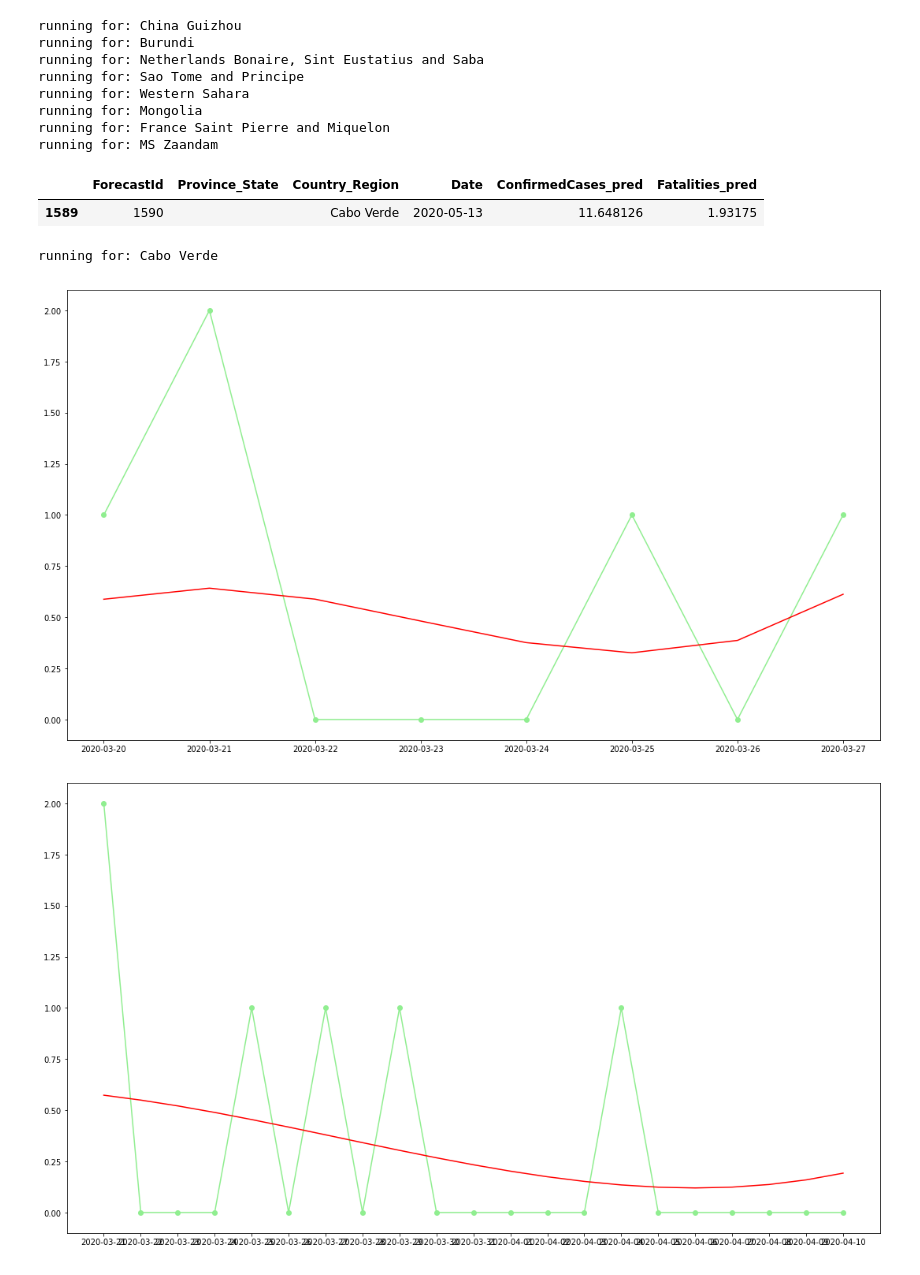
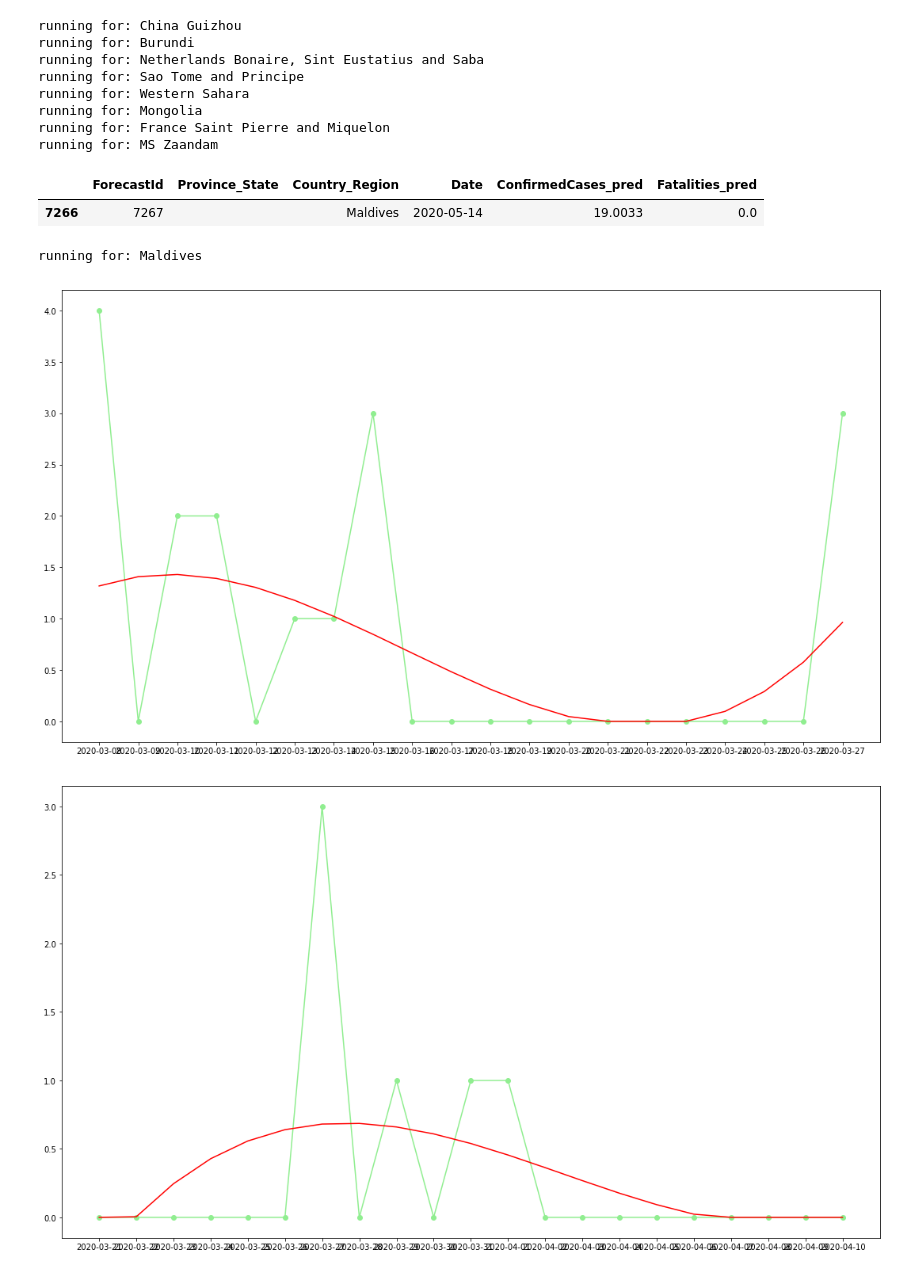
Before and after one commit to thilakghub/kaggleevents, a Jupyter notebook: COVID19-global-forecasting/covid19-global-forecasting-week-4/covid19-global-forecasting-week-4-main.ipynb, the cells around one changed output. Cells and saved outputs as stored; diff of their text form; code cells hidden in the pictures.

```diff
--- a/COVID19-global-forecasting/covid19-global-forecasting-week-4/covid19-global-forecasting-week-4-main.ipynb
+++ b/COVID19-global-forecasting/covid19-global-forecasting-week-4/covid19-global-forecasting-week-4-main.ipynb
@@ -52,2 +59,3 @@ gov_stringency_data_use['CountryName'][gov_stringency_data_use['CountryName'] ==
 # %%
-gov_stringency_data_agg = gov_stringency_data_use[gov_stringency_data_use['StringencyIndex'] >= 50.0].groupby(['CountryName'])['Date'].min().reset_index()
+gov_stringency_data_agg_use = gov_stringency_data_use[gov_stringency_data_use['StringencyIndex_diff_max'] >= -10.0].groupby(['CountryName'])['Date'].min().reset_index()
+gov_stringency_data_agg_use.columns = ['Country_Region', 'Stringency_Date']
@@ -56,5 +62,5 @@ gov_stringency_data_agg.columns = ['Country_Region', 'Stringency_Date']
 # %%
-lockdown_dates_upd = pd.merge(lockdown_dates, gov_stringency_data_agg
+lockdown_dates_upd = pd.merge(lockdown_dates, gov_stringency_data_agg_use
                               ,how='left', on=['Country_Region'])
 # %%
 #lockdown_dates_upd.to_csv("lockdown_dates_upd.csv", index=False)
@@ -79,12 +85,12 @@ def cc_model_poly(dataset,start_date,end_date,start_value,Country_State,knot_num
 #         print(reg.score(dataset.dropna()[input_columns], dataset.dropna()['ConfirmedCases_inc_use']))
 #         print(reg.coef_, reg.intercept_)
         filename = 'cc_'+Country_State+'_'+knot_number+'.sav'
-        pickle.dump(reg, open('model_objects/'+filename, 'wb'))
+        pickle.dump(reg, open(filename, 'wb'))
     else:
-        print('..picking fallback cc model..')
-        loaded_model = pickle.load(open('model_objects/cc_China Hubei'+'_'+knot_number+'.sav', 'rb'))
-#         print(loaded_model.coef_, loaded_model.intercept_)
-        dataset['ConfirmedCases_pred'] = loaded_model.predict(dataset[input_columns]) - loaded_model.intercept_ + start_value
+        print('..picking fallback cc model for knot '+knot_number+' ..')
+        reg = pickle.load(open('cc_China Hubei'+'_'+knot_number+'.sav', 'rb'))
+#         print(reg.coef_, reg.intercept_)
+        dataset['ConfirmedCases_pred'] = reg.predict(dataset[input_columns]) - reg.intercept_ + start_value
 
 #     outlier treatment for middle knot
     if knot_number == '2':
@@ -107,12 +113,17 @@ def cc_model_exp(dataset,start_date,end_date,start_value,Country_State,knot_numb
 #         print(reg.score(dataset.dropna()[['Date_diff']], dataset.dropna()['ConfirmedCases_inc_use']))
 #         print(reg.coef_, reg.intercept_)
         filename = 'cc_'+Country_State+'_'+knot_number+'.sav'
-        pickle.dump(reg, open('model_objects/'+filename, 'wb'))
+        pickle.dump(reg, open(filename, 'wb'))
     else:
-        print('..picking fallback cc model..')
-        loaded_model = pickle.load(open('model_objects/cc_China Hubei'+'_'+knot_number+'.sav', 'rb'))
-#         print(loaded_model.coef_, loaded_model.intercept_)
-        dataset['ConfirmedCases_pred'] = np.exp(loaded_model.predict(dataset[['Date_diff']]) - loaded_model.intercept_ + np.log(start_value))
+        print('..picking fallback cc model for knot '+knot_number+' ..')
+        reg = pickle.load(open('cc_China Hubei'+'_'+knot_number+'.sav', 'rb'))
+#         print(reg.coef_, reg.intercept_)
+        dataset['ConfirmedCases_pred'] = np.exp(reg.predict(dataset[['Date_diff']]) - reg.intercept_ + np.log(start_value))
+
+    if reg.coef_ > 0:
+        # instances where confirmed cases are increasing even after significant lockdown, it is not ideal to fit the last knot into an exponential model, hence calling poly model
+        print('..picking polynomial model instead of exp for knot '+knot_number+' ..')
+        dataset = cc_model_poly(dataset,start_date,end_date,start_value,Country_State,knot_number)
 
     return(dataset)
 # %%
@@ -261,10 +272,10 @@ sub = pd.merge(test_orig[['ForecastId','Province_State','Country_Region', 'Date'
 sub['ConfirmedCases_pred'] = sub['ConfirmedCases_pred'].fillna(0)
 sub['Fatalities_pred'] = sub['Fatalities_pred'].fillna(0)
 # %%
-sub[sub['ForecastId'] == 1590]
+sub[sub['ForecastId'] == 7267]
 # %% [output]
 |  | ForecastId | Province_State | Country_Region | Date | ConfirmedCases_pred | Fatalities_pred |
-| 1589 | 1590 |  | Cabo Verde | 2020-05-13 | 11.648126 | 1.93175 |
+| 7266 | 7267 |  | Maldives | 2020-05-14 | 19.0033 | 0.0 |
 # %%
 # sub = sub[['ForecastId','ConfirmedCases_pred','Fatalities_pred']]
 # %%
@@ -277,7 +288,7 @@ sub[sub['ForecastId'] == 1590]
 #         if filename.lower().endswith('.sav'):
 #             os.remove(os.path.join(dirname, filename))
 # %%
-for Country_State in ['Cabo Verde ']:
+for Country_State in ['Maldives ']:
     print('running for: '+Country_State)
     master_use = master[master['Country_State'] == Country_State]
     master_use['ConfirmedCases_inc'] = master_use['ConfirmedCases'] - master_use['ConfirmedCases'].shift(periods=1).fillna(0)
@@ -298,33 +309,33 @@ for Country_State in ['Cabo Verde ']:
             a = cc_model_poly(master_use, st_dt, kt_1p, 0, Country_State, '1')
             b = cc_model_poly(master_use, kt_1m, kt_2p, a.tail(1)['ConfirmedCases_pred'].values[0], Country_State, '2')
             c = cc_model_exp(master_use, kt_2m, mx_dt, b.tail(1)['ConfirmedCases_pred'].values[0], Country_State, '3')
             master_use = a.append(b).append(c)
             master_use = master_use.groupby(['Province_State', 'Country_Region', 'Date', 'Country_State'])['ConfirmedCases', 'ConfirmedCases_pred', 'ConfirmedCases_inc', 'Fatalities'].mean().reset_index()
             cc_plot_outputs(a)
             cc_plot_outputs(b)
             cc_plot_outputs(c)
             cc_plot_outputs(master_use)
 
         else: # countries with no lockdown. uses only one model
             master_use = cc_model_poly(master_use, st_dt, mx_dt, 0, Country_State, '1')
             cc_plot_outputs(master_use)
 
         # update dataset for fatalities model
         master_use['ConfirmedCases_pred'] = master_use['ConfirmedCases_inc'].combine_first(master_use['ConfirmedCases_pred'])
         master_use['ConfirmedCases_pred'] = master_use['ConfirmedCases_pred'].cumsum()
 
         master_use = fa_model_lnr(master_use, Country_State)
         fa_plot_outputs(master_use)
 
         master_use['Fatalities_pred'] = master_use['Fatalities'].combine_first(master_use['Fatalities_pred'])
 #         test_use = master_use[master_use['Date'] >= test_date_st]
 #         test_update = test_update.append(test_use[['Province_State', 'Country_Region', 'Date', 'ConfirmedCases_pred', 'Fatalities_pred']])
 
 
     except:
         print('exiting due to error')
         pass
 # %% [output]
-running for: Cabo Verde
+running for: Maldives
-[figure, old version]
+[figure, new version]
-[figure, old version]
+[figure, new version]
```
Also changed, not shown: parts of 6 cells of this notebook, 2 other files.
